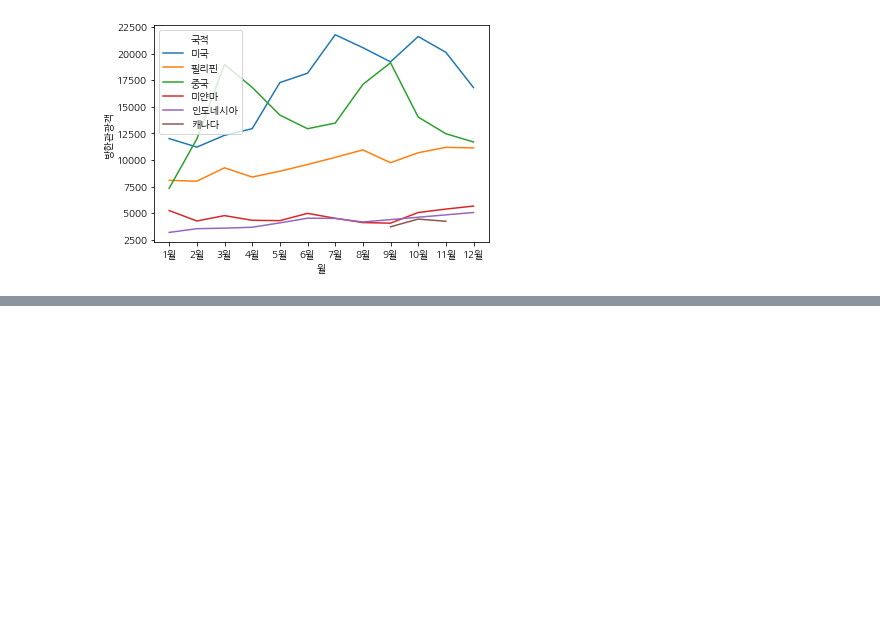
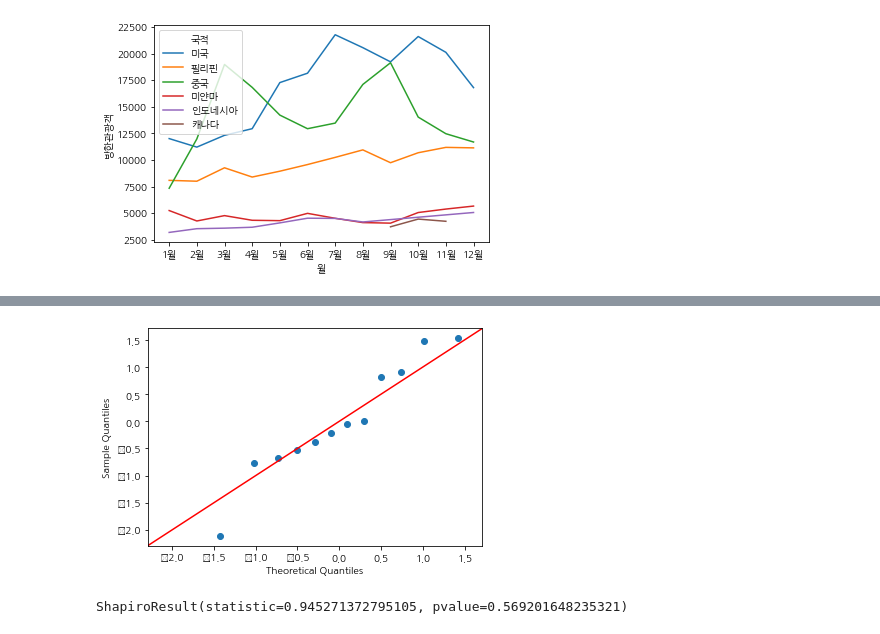
Before and after one commit to SDA2022/SDA-Project, a Jupyter notebook: 방한여행(국적별).ipynb, the cells around one changed output, grey strips where cells are left out. Cells and saved outputs as stored; diff of their text form; code cells hidden in the pictures; blank space fills up the shorter version.

```diff
--- a/방한여행(국적별).ipynb
+++ b/방한여행(국적별).ipynb
@@ -65,4 +83,13 @@ sns.lineplot(x="월", y="방한관광객", hue="국적", data=data)
 # %%
-data_usa=data[data["국적"]=="미국"]
-data_ch=data[data["국적"]=="중국"]
+#미국 데이터
+fig=sm.qqplot(data_ch["방한관광객"], line='45',fit=True)
+plt.show()
+#qq-plot을 그려보았을 때, 직선을 기준으로 데이터가 어느정도 모여있으므로 정규성을 띈다고 볼 수 있다
+# %% [output]
+[figure, added]
+# %%
+shapiro(data_ch["방한관광객"])
+#정규성 있음
+# %% [output]
+ShapiroResult(statistic=0.945271372795105, pvalue=0.569201648235321)
 # %%
```
Also changed, not shown: parts of 8 cells of this notebook.
